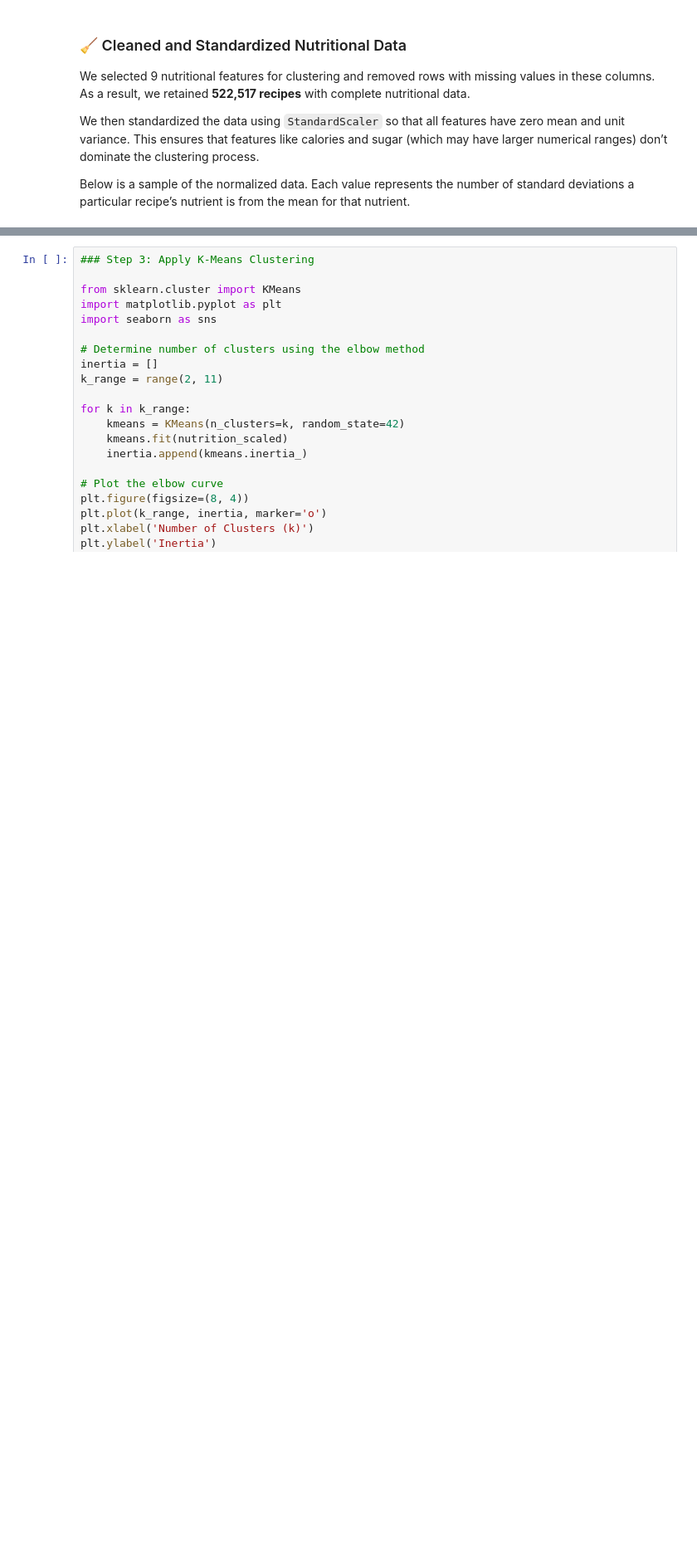
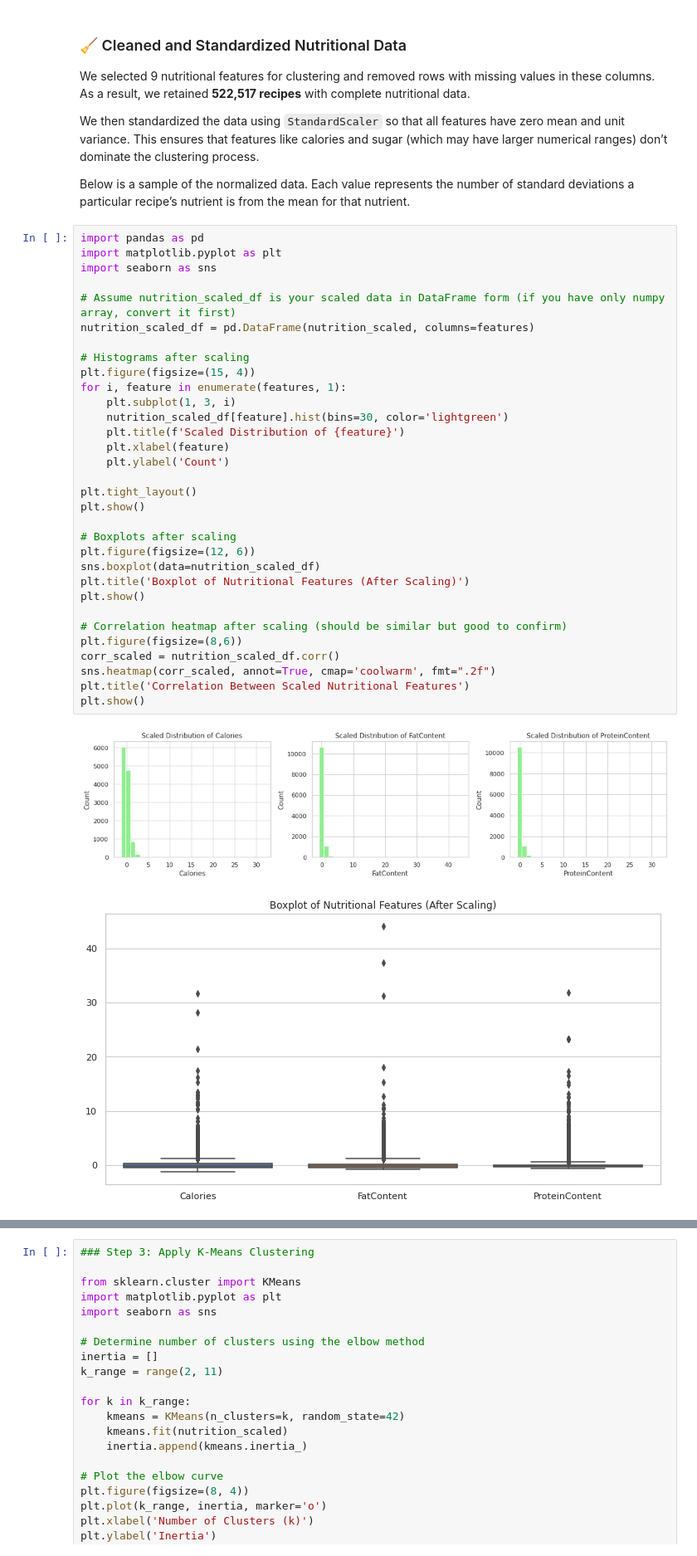
Before and after one commit to chitralekha/recipe-flavor-clustering, a Jupyter notebook: Recipes.ipynb, the cells around one changed output, grey strips where cells are left out. Shown at 83% size. Drawn from its saved outputs; the diff is of its cells as text; blank space fills up the shorter version.

```diff
--- a/Recipes.ipynb
+++ b/Recipes.ipynb
@@ -129,3 +188,38 @@ We selected 9 nutritional features for clustering and removed rows with missing
 We then standardized the data using `StandardScaler` so that all features have zero mean and unit variance. This ensures that features like calories and sugar (which may have larger numerical ranges) don’t dominate the clustering process.
 
 Below is a sample of the normalized data. Each value represents the number of standard deviations a particular recipe’s nutrient is from the mean for that nutrient.
+# %%
+import pandas as pd
+import matplotlib.pyplot as plt
+import seaborn as sns
+
+# Assume nutrition_scaled_df is your scaled data in DataFrame form (if you have only numpy array, convert it first)
+nutrition_scaled_df = pd.DataFrame(nutrition_scaled, columns=features)
+
+# Histograms after scaling
+plt.figure(figsize=(15, 4))
+for i, feature in enumerate(features, 1):
+    plt.subplot(1, 3, i)
+    nutrition_scaled_df[feature].hist(bins=30, color='lightgreen')
+    plt.title(f'Scaled Distribution of {feature}')
+    plt.xlabel(feature)
+    plt.ylabel('Count')
+
+plt.tight_layout()
+plt.show()
+
+# Boxplots after scaling
+plt.figure(figsize=(12, 6))
+sns.boxplot(data=nutrition_scaled_df)
+plt.title('Boxplot of Nutritional Features (After Scaling)')
+plt.show()
+
+# Correlation heatmap after scaling (should be similar but good to confirm)
+plt.figure(figsize=(8,6))
+corr_scaled = nutrition_scaled_df.corr()
+sns.heatmap(corr_scaled, annot=True, cmap='coolwarm', fmt=".2f")
+plt.title('Correlation Between Scaled Nutritional Features')
+plt.show()
+# %% [output]
+[figure, added]
+[figure, added]
```
Also changed, not shown: parts of 6 cells of this notebook, 1 other file.
